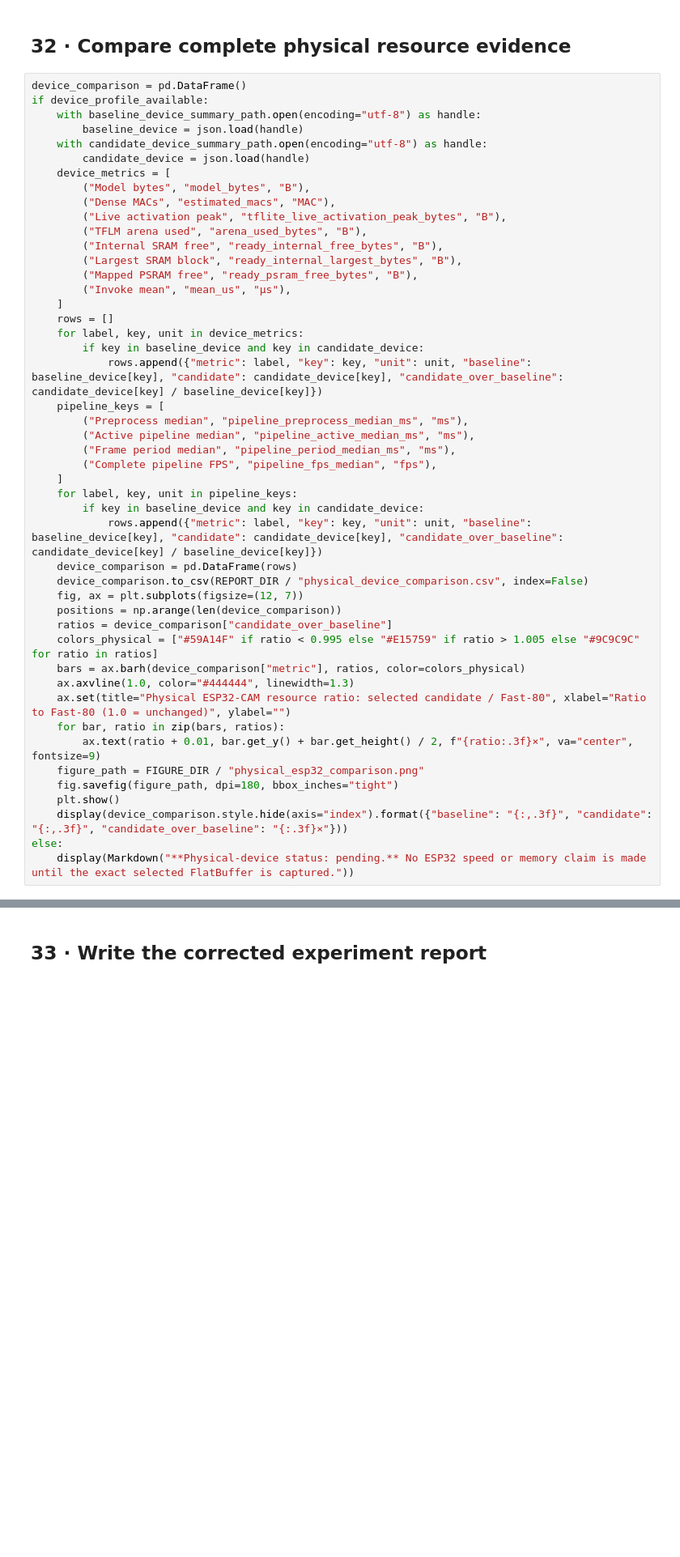
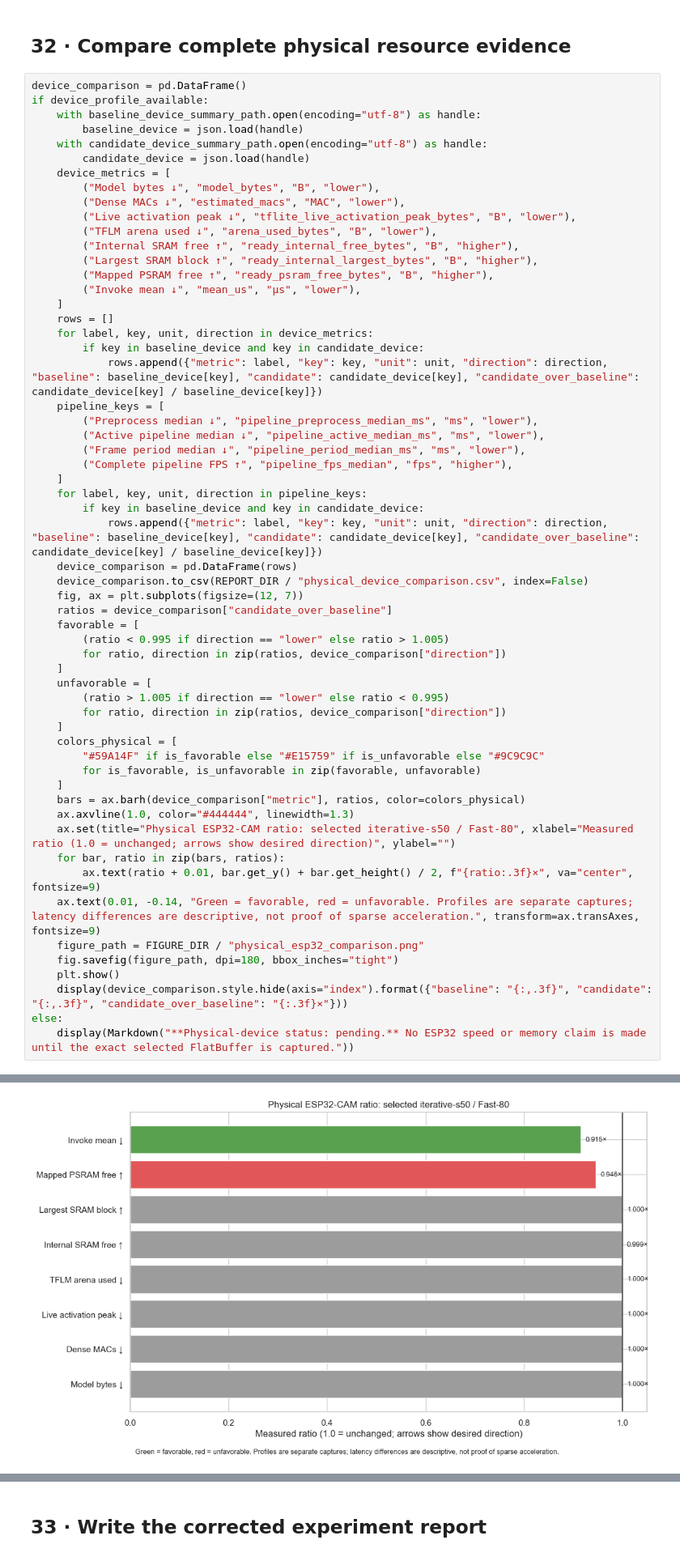
Before and after one commit to KhoanDoanVan/visual-wake-words-esp32-cam, a Jupyter notebook: optimization/pruning/13_unstructured_magnitude_pruning.ipynb, the cells around one changed output, grey strips where cells are left out. Shown at 81% size. Drawn from its saved outputs; the diff is of its cells as text; blank space fills up the shorter version.

```diff
--- a/optimization/pruning/13_unstructured_magnitude_pruning.ipynb
+++ b/optimization/pruning/13_unstructured_magnitude_pruning.ipynb
@@ -1289,39 +1142,50 @@ if device_profile_available:
     with candidate_device_summary_path.open(encoding="utf-8") as handle:
         candidate_device = json.load(handle)
     device_metrics = [
-        ("Model bytes", "model_bytes", "B"),
-        ("Dense MACs", "estimated_macs", "MAC"),
-        ("Live activation peak", "tflite_live_activation_peak_bytes", "B"),
-        ("TFLM arena used", "arena_used_bytes", "B"),
-        ("Internal SRAM free", "ready_internal_free_bytes", "B"),
-        ("Largest SRAM block", "ready_internal_largest_bytes", "B"),
-        ("Mapped PSRAM free", "ready_psram_free_bytes", "B"),
-        ("Invoke mean", "mean_us", "µs"),
+        ("Model bytes ↓", "model_bytes", "B", "lower"),
+        ("Dense MACs ↓", "estimated_macs", "MAC", "lower"),
+        ("Live activation peak ↓", "tflite_live_activation_peak_bytes", "B", "lower"),
+        ("TFLM arena used ↓", "arena_used_bytes", "B", "lower"),
+        ("Internal SRAM free ↑", "ready_internal_free_bytes", "B", "higher"),
+        ("Largest SRAM block ↑", "ready_internal_largest_bytes", "B", "higher"),
+        ("Mapped PSRAM free ↑", "ready_psram_free_bytes", "B", "higher"),
+        ("Invoke mean ↓", "mean_us", "µs", "lower"),
     ]
     rows = []
-    for label, key, unit in device_metrics:
+    for label, key, unit, direction in device_metrics:
         if key in baseline_device and key in candidate_device:
-            rows.append({"metric": label, "key": key, "unit": unit, "baseline": baseline_device[key], "candidate": candidate_device[key], "candidate_over_baseline": candidate_device[key] / baseline_device[key]})
+            rows.append({"metric": label, "key": key, "unit": unit, "direction": direction, "baseline": baseline_device[key], "candidate": candidate_device[key], "candidate_over_baseline": candidate_device[key] / baseline_device[key]})
     pipeline_keys = [
-        ("Preprocess median", "pipeline_preprocess_median_ms", "ms"),
-        ("Active pipeline median", "pipeline_active_median_ms", "ms"),
-        ("Frame period median", "pipeline_period_median_ms", "ms"),
-        ("Complete pipeline FPS", "pipeline_fps_median", "fps"),
+        ("Preprocess median ↓", "pipeline_preprocess_median_ms", "ms", "lower"),
+        ("Active pipeline median ↓", "pipeline_active_median_ms", "ms", "lower"),
+        ("Frame period median ↓", "pipeline_period_median_ms", "ms", "lower"),
+        ("Complete pipeline FPS ↑", "pipeline_fps_median", "fps", "higher"),
     ]
-    for label, key, unit in pipeline_keys:
+    for label, key, unit, direction in pipeline_keys:
         if key in baseline_device and key in candidate_device:
-            rows.append({"metric": label, "key": key, "unit": unit, "baseline": baseline_device[key], "candidate": candidate_device[key], "candidate_over_baseline": candidate_device[key] / baseline_device[key]})
+            rows.append({"metric": label, "key": key, "unit": unit, "direction": direction, "baseline": baseline_device[key], "candidate": candidate_device[key], "candidate_over_baseline": candidate_device[key] / baseline_device[key]})
     device_comparison = pd.DataFrame(rows)
     device_comparison.to_csv(REPORT_DIR / "physical_device_comparison.csv", index=False)
     fig, ax = plt.subplots(figsize=(12, 7))
-    positions = np.arange(len(device_comparison))
     ratios = device_comparison["candidate_over_baseline"]
-    colors_physical = ["#59A14F" if ratio < 0.995 else "#E15759" if ratio > 1.005 else "#9C9C9C" for ratio in ratios]
+    favorable = [
+        (ratio < 0.995 if direction == "lower" else ratio > 1.005)
+        for ratio, direction in zip(ratios, device_comparison["direction"])
+    ]
+    unfavorable = [
+        (ratio > 1.005 if direction == "lower" else ratio < 0.995)
+        for ratio, direction in zip(ratios, device_comparison["direction"])
+    ]
+    colors_physical = [
+        "#59A14F" if is_favorable else "#E15759" if is_unfavorable else "#9C9C9C"
+        for is_favorable, is_unfavorable in zip(favorable, unfavorable)
+    ]
     bars = ax.barh(device_comparison["metric"], ratios, color=colors_physical)
     ax.axvline(1.0, color="#444444", linewidth=1.3)
-    ax.set(title="Physical ESP32-CAM resource ratio: selected candidate / Fast-80", xlabel="Ratio to Fast-80 (1.0 = unchanged)", ylabel="")
+    ax.set(title="Physical ESP32-CAM ratio: selected iterative-s50 / Fast-80", xlabel="Measured ratio (1.0 = unchanged; arrows show desired direction)", ylabel="")
     for bar, ratio in zip(bars, ratios):
         ax.text(ratio + 0.01, bar.get_y() + bar.get_height() / 2, f"{ratio:.3f}×", va="center", fontsize=9)
+    ax.text(0.01, -0.14, "Green = favorable, red = unfavorable. Profiles are separate captures; latency differences are descriptive, not proof of sparse acceleration.", transform=ax.transAxes, fontsize=9)
     figure_path = FIGURE_DIR / "physical_esp32_comparison.png"
     fig.savefig(figure_path, dpi=180, bbox_inches="tight")
     plt.show()
@@ -1332,0 +1196 @@ else:
+[figure, added]
```
Also changed, not shown: parts of 14 cells of this notebook, 16 other files.
